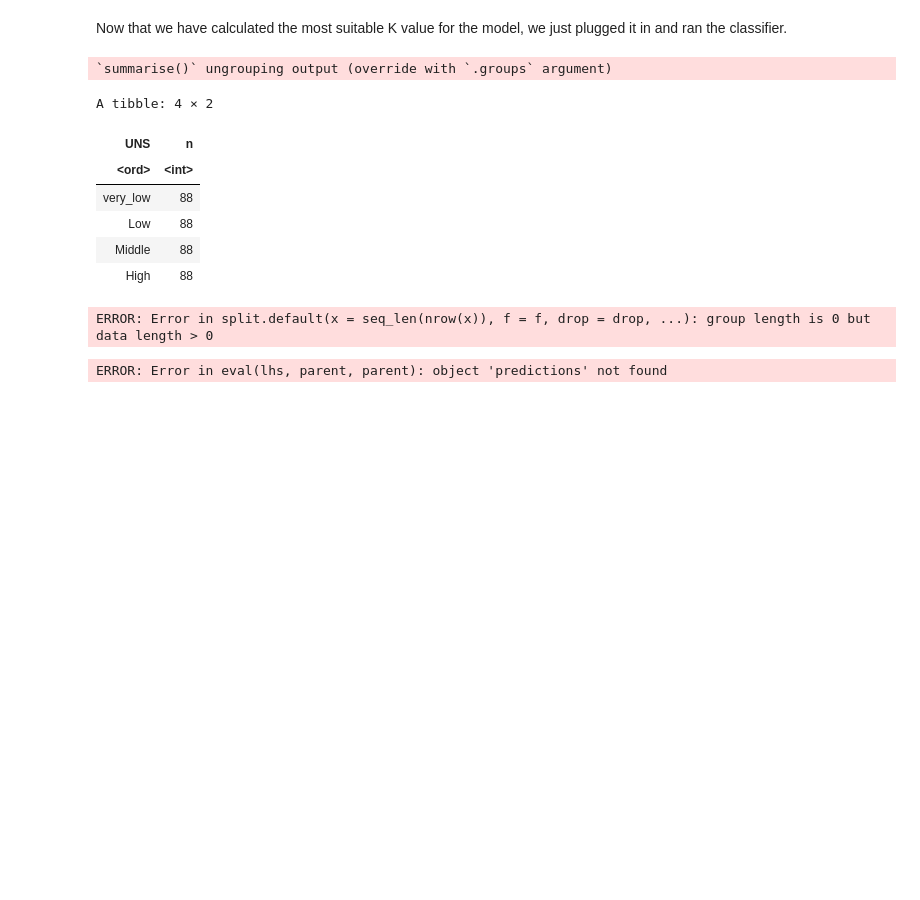
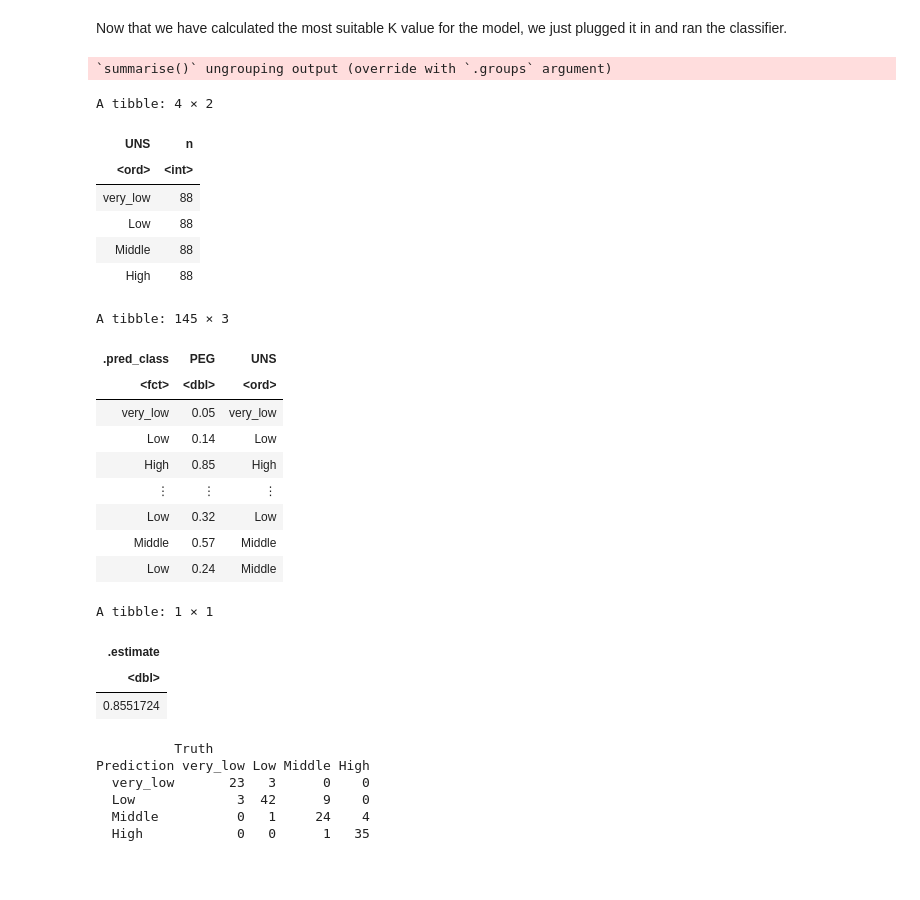
Before and after one commit to pgbenng/DSCI-Group-38-Project, a Jupyter notebook: proposal.ipynb, the cells around one changed output. Saved outputs shown, nothing was run; the diff lists cells and outputs as text; code cells hidden in the pictures; blank space fills up the shorter version.

Commit message:
recipe

```diff
--- a/proposal.ipynb
+++ b/proposal.ipynb
@@ -284,41 +284,59 @@ dataset_training_2 %>%
 
 
 knn_spec_2 <- nearest_neighbor(weight_func = "rectangular", neighbors = kmin) %>%      # plug in the best k value that we found above
               set_engine("kknn") %>%
               set_mode("classification")
 
 knn_fit <- workflow() %>%
-           add_recipe(ups_recipe) %>%             #adds the same recipe above
+           add_recipe(recipe) %>%             #adds the same recipe above
            add_model(knn_spec_2) %>%          #adds the new model with the best k-value that we found above
            fit(data = dataset_training_2)       #fit the training data
 
 predictions <- knn_fit %>%                   #fits the workflow
                predict(dataset_testing) %>%  #predicts the UNS value  for each observation in the testing data
                bind_cols(dataset_testing)    #puts the column with all the predictions into the testing dataframe
 predictions
 
 
 summary <- predictions %>%
             metrics(truth = "UNS", estimate = ".pred_class") %>%  #determines the accuracy (and other metrics) based on each testing set observation's predicted UNS value and actual UNS value
            filter(.metric == "accuracy")%>%                       #filters out all the rows with the accuracy metric since that is the only thing we need
            select(.estimate)                                      #selects the accuracy value
 summary
 # %% [output]
 `summarise()` ungrouping output (override with `.groups` argument)
 A tibble: 4 × 2
 | UNS | n |
 | <ord> | <int> |
 | very_low | 88 |
 | Low | 88 |
 | Middle | 88 |
 | High | 88 |
-ERROR: Error in split.default(x = seq_len(nrow(x)), f = f, drop = drop, ...): group length is 0 but data length > 0
+A tibble: 145 × 3
+| .pred_class | PEG | UNS |
+| <fct> | <dbl> | <ord> |
+| very_low | 0.05 | very_low |
+| Low | 0.14 | Low |
+| High | 0.85 | High |
+| ⋮ | ⋮ | ⋮ |
+| Low | 0.32 | Low |
+| Middle | 0.57 | Middle |
+| Low | 0.24 | Middle |
+A tibble: 1 × 1
+| .estimate |
+| <dbl> |
+| 0.8551724 |
 # %%
 conf_mat <- predictions %>%
             conf_mat(truth = UNS, estimate = .pred_class) #creates a confusion matrix so that we can see how many predictions for each category the model predicted correctly
 conf_mat
 # %% [output]
-ERROR: Error in eval(lhs, parent, parent): object 'predictions' not found
+          Truth
+Prediction very_low Low Middle High
+  very_low       23   3      0    0
+  Low             3  42      9    0
+  Middle          0   1     24    4
+  High            0   0      1   35
 # %% [markdown]
 <br>
 # %% [markdown]
```
Also changed, not shown: parts of 1 cell of this notebook.
